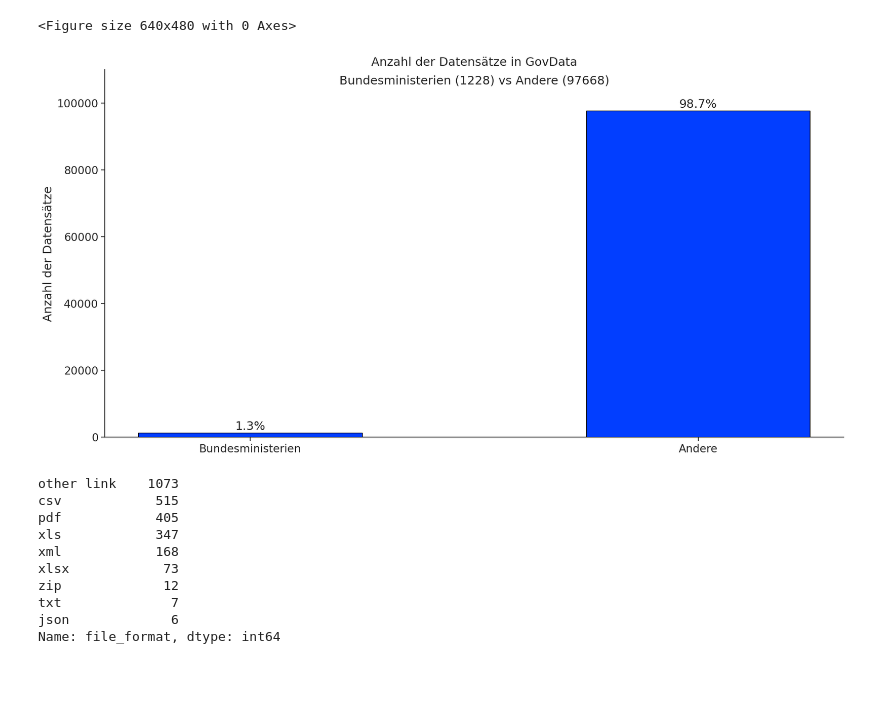
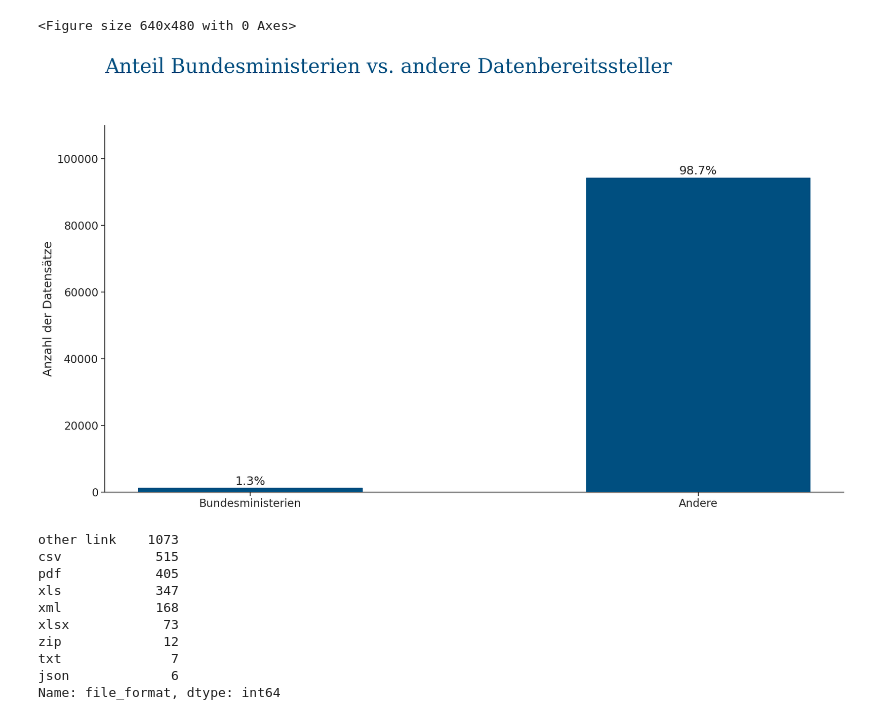
Before and after one commit to DataLab-BMWK/bm-govdata-py, a Jupyter notebook: notebooks/govdata.ipynb, the cells around one changed output. Cells and saved outputs as stored; diff of their text form; code cells hidden in the pictures; blank space fills up the shorter version.

```diff
--- a/notebooks/govdata.ipynb
+++ b/notebooks/govdata.ipynb
@@ -265,45 +265,47 @@ sns.set_theme(style="ticks", rc=custom_params, font_scale=1.5)
 # Create the figure
 fig, ax = plt.subplots(figsize=(20,10))
 
-# Set the title
-ax.set_title('Anzahl der Datensätze in GovData')
+# set font properties and position of title
+title_font = {'size': 30, 'family': 'serif', 'color': '#004F80'}
+ax.set_title("Anteil Bundesministerien vs. andere Datenbereitssteller", fontdict=title_font, loc='left', pad=80)
+
 
 # Set subtitle
-ax.text(0.5, 0.97, 'Bundesministerien (' + str(n_datasets_bm) + ') vs Andere (' + str(n_datasets_all) + ')', ha='center', va='center', transform=ax.transAxes)
+#ax.text(0.5, 0.97, 'Bundesministerien (' + str(n_datasets_bm) + ') vs Andere (' + str(n_datasets_all) + ')', ha='center', va='center', transform=ax.transAxes)
 
 # Set the labels
 ax.set_xlabel('')
 ax.set_ylabel('Anzahl der Datensätze')
 
 # Set the x-axis labels to horizontal
 ax.tick_params(axis='x', labelrotation=0)
 
 # Set the x-axis labels
 ax.set_xticks([0, 1])
 ax.set_xticklabels(['Bundesministerien', 'Andere'])
 
 # Set ylimit
 ax.set_ylim(0, 110000)
 
 # Set the y-axis labels
 ax.set_yticks(np.arange(0, 100001, 20000))
 ax.set_yticklabels(np.arange(0, 100001, 20000))
 
 # Set the bar width
 bar_width = 0.5
 
 # Plot the bars
-ax.bar(0, n_datasets_bm, width=bar_width, color='#023eff', edgecolor='black', zorder=3)
-ax.bar(1, n_datasets_all, width=bar_width, color='#023eff', edgecolor='black', zorder=3)
+ax.bar(0, n_datasets_bm, width=bar_width, color='#004F80', edgecolor='#004F80', zorder=3)
+ax.bar(1, n_datasets_all, width=bar_width, color='#004F80', edgecolor='#004F80', zorder=3)
 
 # Add the percentages
 ax.annotate('{:.1f}%'.format(percentage_bm), (0, n_datasets_bm), ha='center', va='center', xytext=(0, 10), textcoords='offset points')
 ax.annotate('{:.1f}%'.format(100 - percentage_bm), (1, n_datasets_all), ha='center', va='center', xytext=(0, 10), textcoords='offset points')
 
 # Show the plot
 plt.show()
 # %% [output]
-[figure, old version]
+[figure, new version]
 # %%
 # Subset the file format from the distribution_link column
 df['file_format'] = df['distribution_link'].str.split('.').str[-1]
```
Also changed, not shown: parts of 10 cells of this notebook.
